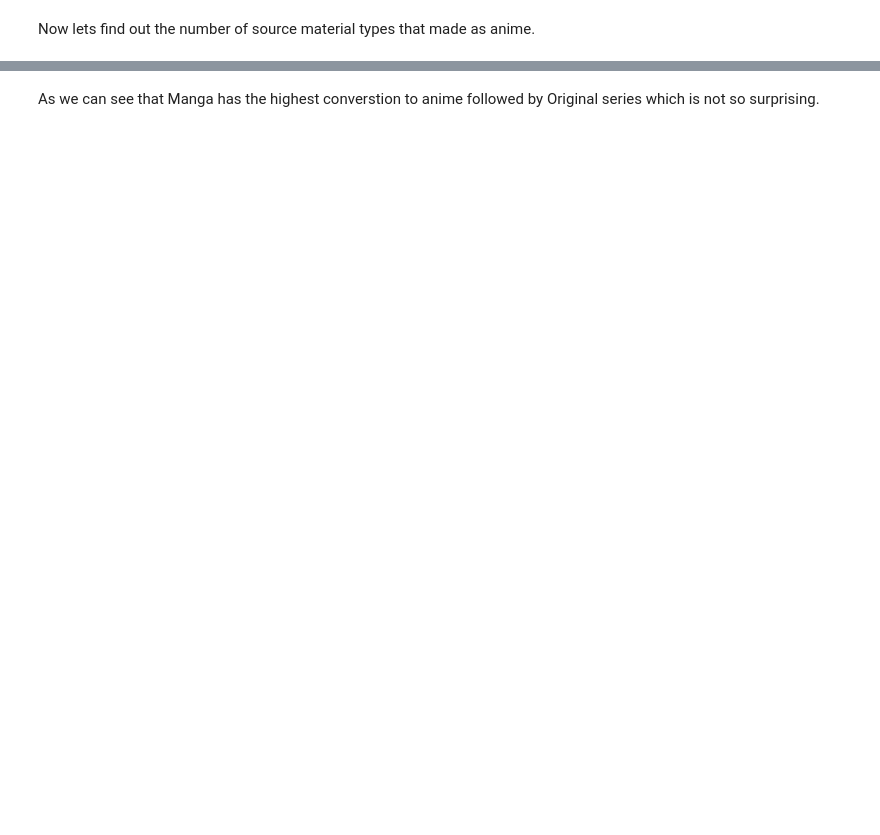
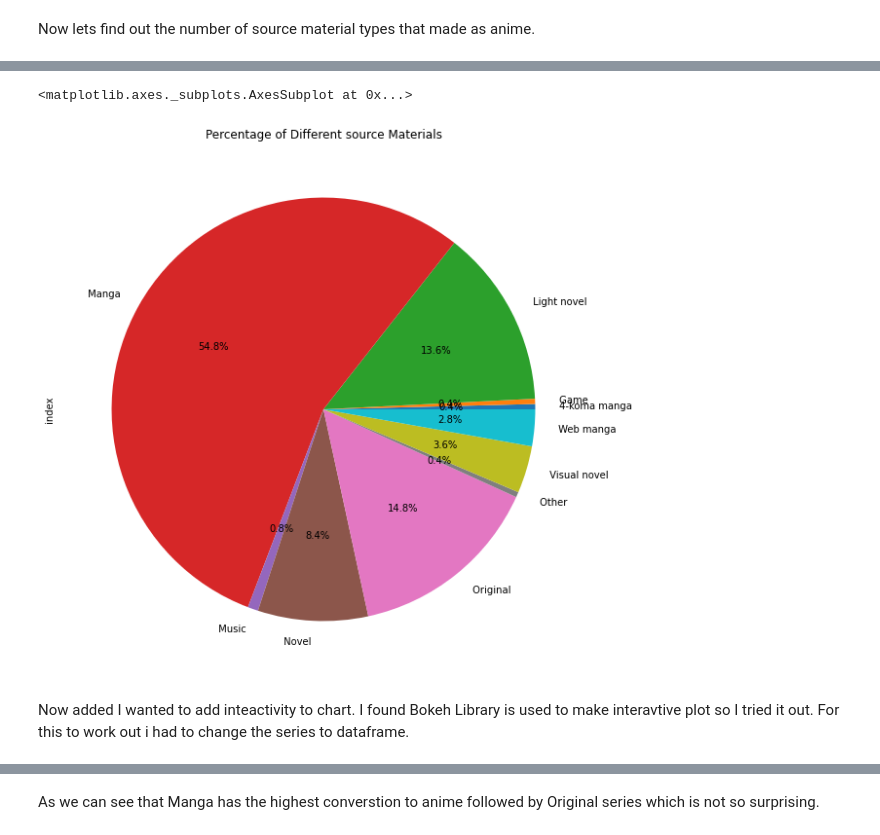
Before and after one commit to void-dono/anime-analysis, a Jupyter notebook: anime_analysis.ipynb, the cells around one changed output, grey strips where cells are left out. Cells and saved outputs as stored; diff of their text form; code cells hidden in the pictures; blank space fills up the shorter version.

```diff
--- a/anime_analysis.ipynb
+++ b/anime_analysis.ipynb
@@ -26,0 +59,10 @@ Name: index, dtype: int64
+# %%
+v0 =df.groupby('Source')['index'].nunique()
+vdf=pd.DataFrame({'Source':v0.index, 'number':v0.values})
+# %%
+v0.plot.pie(autopct="%.1f%%",figsize=(10,10),title='Percentage of Different source Materials')
+# %% [output]
+<matplotlib.axes._subplots.AxesSubplot at 0x...>
+[figure, added]
+# %% [markdown]
+Now added I wanted to add inteactivity to chart. I found Bokeh Library is used to make interavtive plot so I tried it out. For this to work out i had to change the series to dataframe.
```
Also changed, not shown: parts of 16 cells of this notebook.
